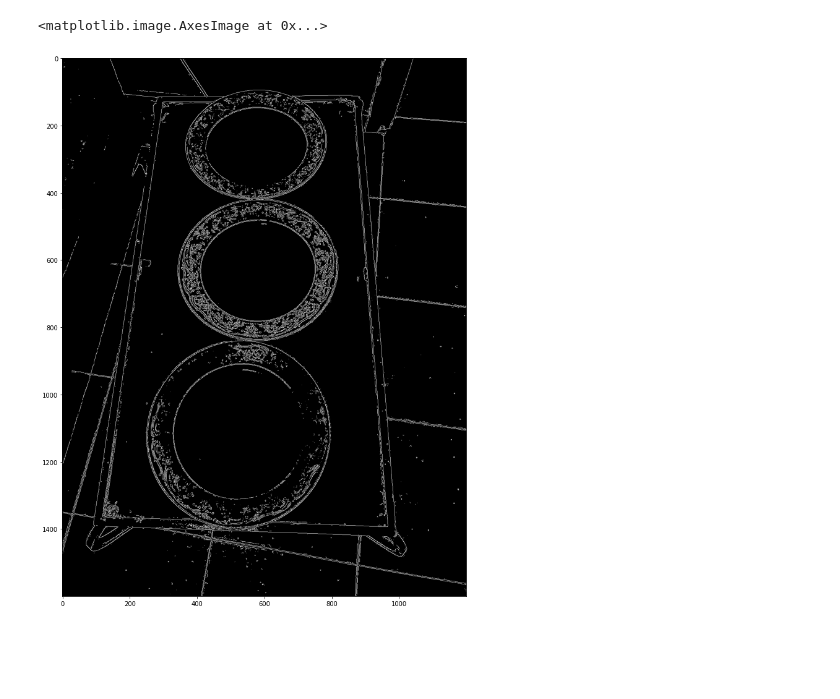
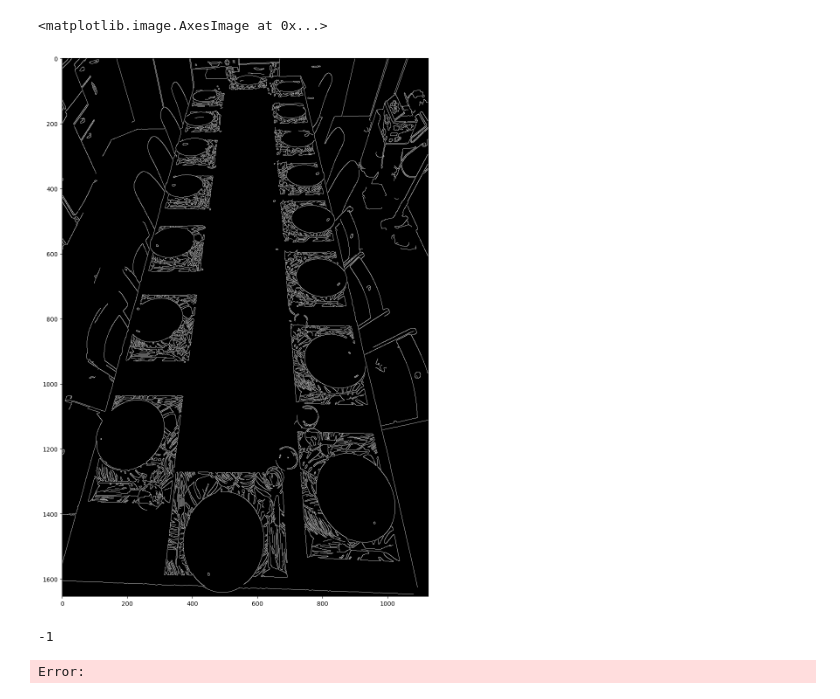
Before and after one commit to uriziv17/TableOrganizer, a Jupyter notebook: tests_in_vision.ipynb, the cells around one changed output. Saved outputs shown, nothing was run; the diff lists cells and outputs as text; code cells hidden in the pictures; blank space fills up the shorter version.

```diff
--- a/tests_in_vision.ipynb
+++ b/tests_in_vision.ipynb
@@ -3,7 +3,9 @@ import cv2
 import numpy as np
 import matplotlib.pyplot as plt
 # %%
-image = cv2.imread("Images/tableFor3.jpeg")
-blur = cv2.GaussianBlur(image, (7, 7), 1)
-gray = cv2.cvtColor(image, cv2.COLOR_BGR2GRAY)
-imgCanny = cv2.Canny(gray,50,50)
+image = cv2.imread("Images/table17verticalCropped.jpg")
+half = cv2.resize(image, (0, 0), fx = 0.5, fy = 0.5)
+gray = cv2.cvtColor(half, cv2.COLOR_BGR2GRAY)
+imgCanny = cv2.Canny(gray,150,50)
+blur = cv2.GaussianBlur(gray, (7, 7), 1)
+imgCannyBlur = cv2.Canny(blur,150,50)
@@ -40,7 +46,7 @@ def getContours(image, orig):
                         (0,0,0),2)
 # %%
 plt.figure(figsize = (12,16))
-plt.imshow(imgCanny, cmap='gray', aspect='equal')
+plt.imshow(imgCannyBlur, cmap='gray', aspect='equal')
 # %% [output]
 <matplotlib.image.AxesImage at 0x...>
-[figure, old version]
+[figure, new version]
@@ -46,0 +63,38 @@ plt.imshow(imgCanny, cmap='gray', aspect='equal')
+# %%
+def on_trackbar_change(v):
+    _, threshold = cv2.threshold(gray, 165, 255, cv2.THRESH_BINARY)
+    canny = cv2.Canny(gray,v,T2)
+
+    contours, heirarchy = cv2.findContours(canny, cv2.RETR_EXTERNAL, cv2.CHAIN_APPROX_SIMPLE)
+    img_cont = half.copy()
+    cv2.drawContours(img_cont, contours, -1, (0, 255, 0), 2)
+    cv2.imshow(title_window, img_cont)
+
+def empty(val):
+    pass
+
+
+def on_thresh_change(v):
+    _, threshold = cv2.threshold(gray, v, 255, cv2.THRESH_BINARY)
+    cv2.imshow(title_window, threshold)
+
+
+T1, T2 = 100, 100
+thresh = 130
+
+title_window = "dinnerTable"
+cv2.namedWindow(title_window)
+cv2.createTrackbar("canny T1", title_window , 100, 500, on_trackbar_change)
+# cv2.createTrackbar("canny T2", title_window , 100, 500, empty)
+cv2.createTrackbar("threshold", title_window , 0, 255, on_thresh_change)
+
+
+on_trackbar_change(T1)
+cv2.waitKey(0)
+# %% [output]
+-1
+# %%
+_, threshold = cv2.threshold(gray, 170, 255, cv2.THRESH_BINARY)
+cv2.imshow(title_window, threshold)
+# %% [output]
+Error:
```
Also changed, not shown: parts of 6 cells of this notebook.
